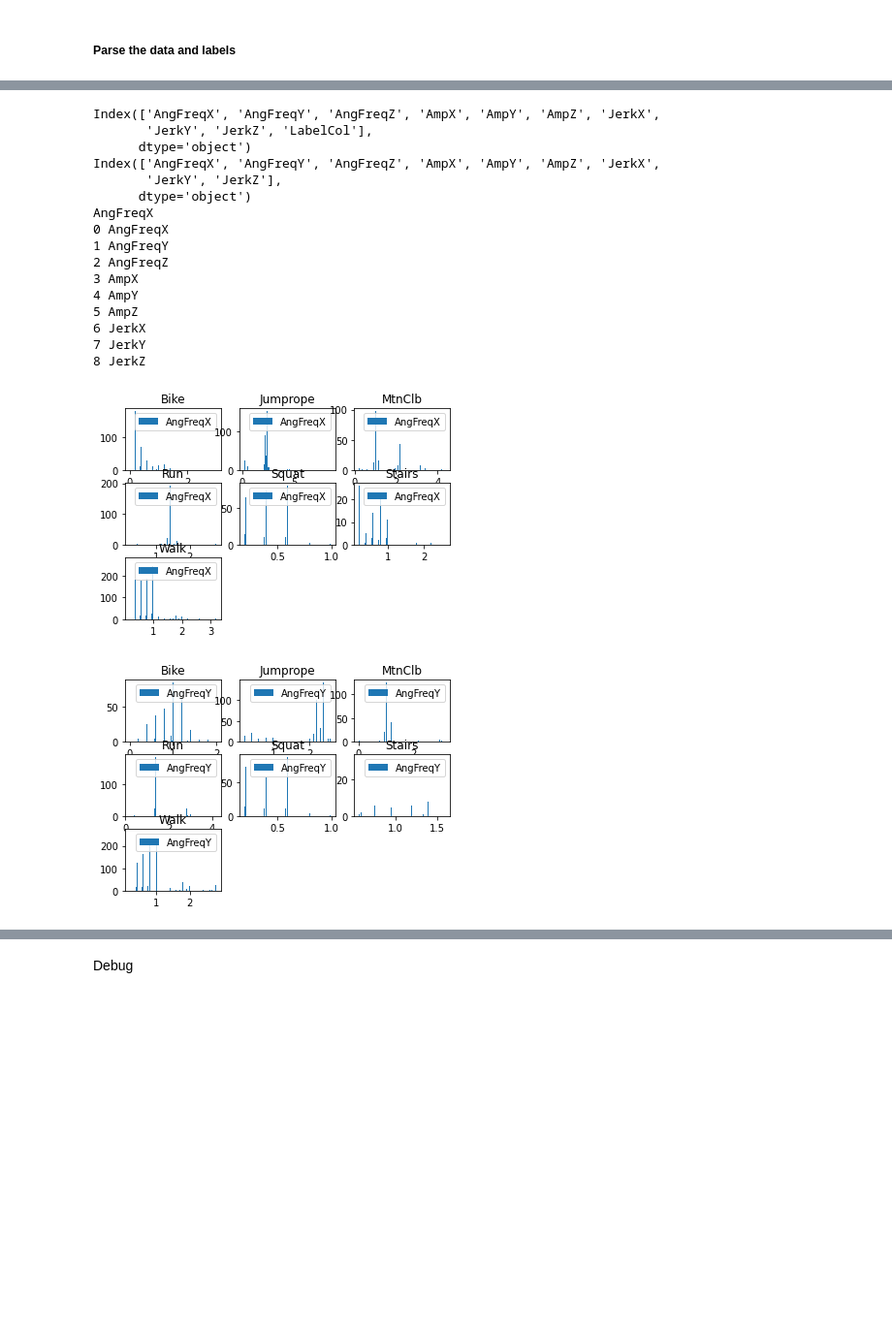
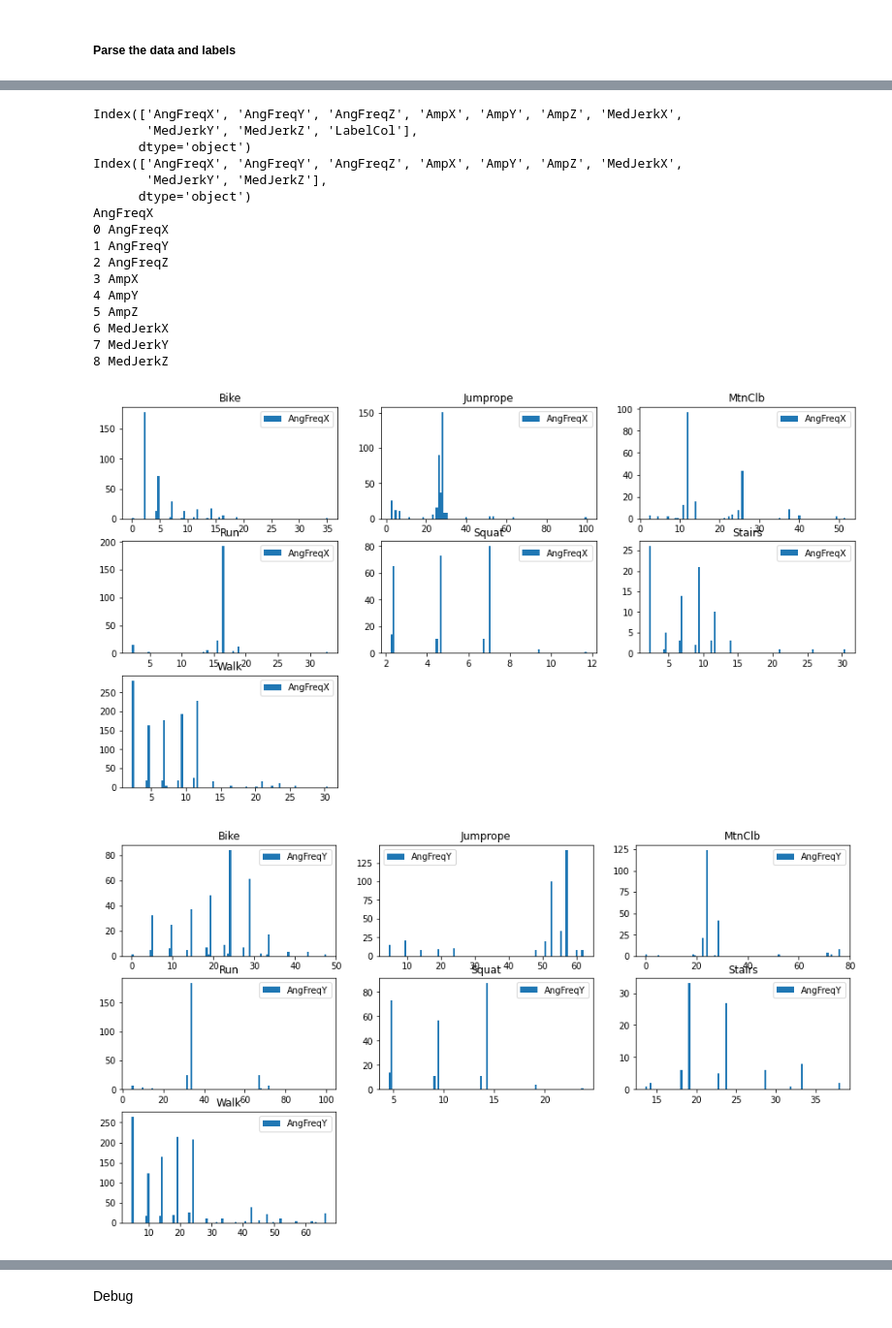
Before and after one commit to pedrigalchristian/Intro-To-Machine-Learning, a Jupyter notebook: model_v01.ipynb, the cells around one changed output, grey strips where cells are left out. Shown at 97% size. Saved outputs shown, nothing was run; the diff lists cells and outputs as text; code cells hidden in the pictures; blank space fills up the shorter version.

```diff
--- a/model_v01.ipynb
+++ b/model_v01.ipynb
@@ -32,8 +32,8 @@ feature1, feature2, feature3,... featureN, activity_label
 
 Features can be from any number of XYZ axes and from either or all sensors decided by engineers, but be sure to note which order they are placed in, and the order of the sensor type.
 # %%
-# datafile = read_csv(r'.\data\finalData20211204_v00.csv', header=0)
-datafile = read_csv(r'.\data\finalData20211202_v01.csv.', header=0)
+#datafile = read_csv(r'.\data\finalData20211204_v00.csv', header=0)
+datafile = read_csv(r'.\data\rescaled_featureTable_20211205_v00.csv', header=0)
 dataset = datafile.values
 # %% [markdown]
 ##### Visualize the Data
@@ -126,6 +132,7 @@ labels = datafile.columns
 print(labels)
 labels = labels.delete(9)
 print(labels)
+
 len(labels)
 
 print(labels[0])
@@ -133,11 +140,11 @@ print(labels[0])
 for i,label in enumerate(labels):
     print(i,label)
 # %% [output]
-Index(['AngFreqX', 'AngFreqY', 'AngFreqZ', 'AmpX', 'AmpY', 'AmpZ', 'JerkX',
-       'JerkY', 'JerkZ', 'LabelCol'],
+Index(['AngFreqX', 'AngFreqY', 'AngFreqZ', 'AmpX', 'AmpY', 'AmpZ', 'MedJerkX',
+       'MedJerkY', 'MedJerkZ', 'LabelCol'],
       dtype='object')
-Index(['AngFreqX', 'AngFreqY', 'AngFreqZ', 'AmpX', 'AmpY', 'AmpZ', 'JerkX',
-       'JerkY', 'JerkZ'],
+Index(['AngFreqX', 'AngFreqY', 'AngFreqZ', 'AmpX', 'AmpY', 'AmpZ', 'MedJerkX',
+       'MedJerkY', 'MedJerkZ'],
       dtype='object')
 AngFreqX
 0 AngFreqX
@@ -146,30 +153,27 @@ AngFreqX
 3 AmpX
 4 AmpY
 5 AmpZ
-6 JerkX
-7 JerkY
-8 JerkZ
+6 MedJerkX
+7 MedJerkY
+8 MedJerkZ
 # %%
 def plot_hist(np_obj, col: int, _label: str, _title: str) -> None:
     plt.hist(dataset[np_obj, col], 100, label= _label)
     plt.legend()
     plt.title(_title)
 
 
-#plot_hist(bike_rows, 4, labels[4])
-"""
-for j, row in enumerate(activity_rows):
-    for i,label in enumerate(labels):
-        plot_hist(row, i, label, label_str[j])
-"""
+width = 15
+height = 8
+plt.rcParams['figure.figsize'] = [width, height]
 
 
 for i,label in enumerate(labels):
     fig = plt.figure()
     for j, row in enumerate(activity_rows):
         fig = plt.subplot(3, 3, j+1)
         plot_hist(row, i, label, label_str[j])
 plt.show()
 # %% [output]
-[figure, old version]
+[figure, new version]
-[figure, old version]
+[figure, new version]
```
Also changed, not shown: parts of 19 cells of this notebook.
